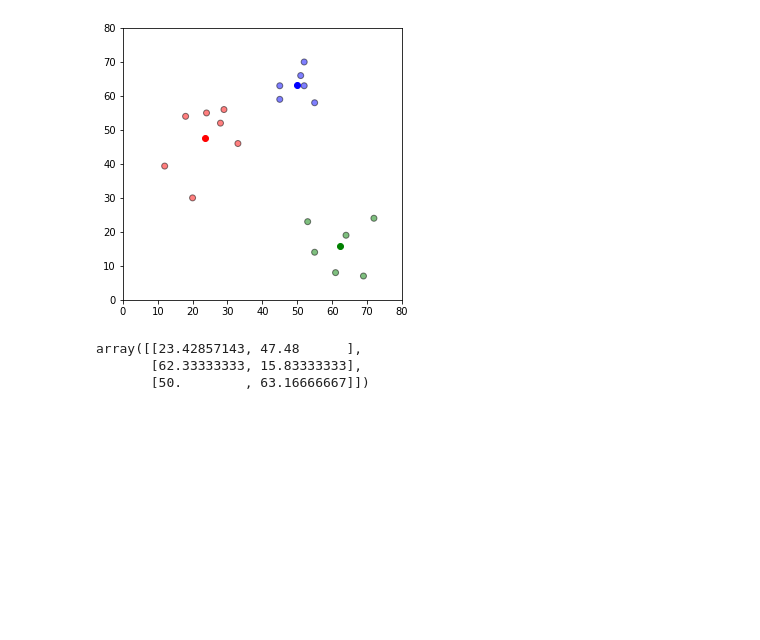
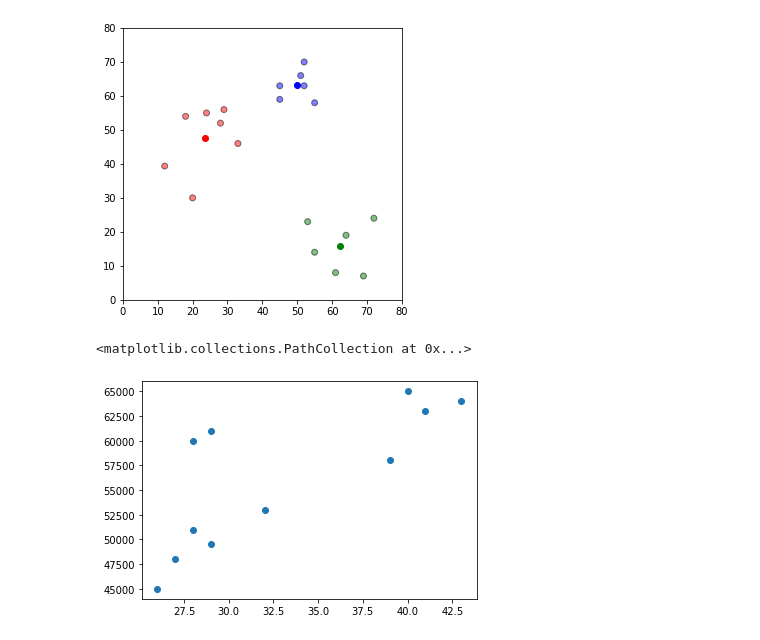
Before and after one commit to itspritish/util, a Jupyter notebook: kmeans_plot.ipynb, the cells around one changed output. Cells and saved outputs as stored; diff of their text form; code cells hidden in the pictures; blank space fills up the shorter version.

```diff
--- a/kmeans_plot.ipynb
+++ b/kmeans_plot.ipynb
@@ -32,9 +32,9 @@ plt.ylim(0,80)
 plt.show()
 # %% [output]
 [figure]
-# %%
-centroids
-# %% [output]
-array([[23.42857143, 47.48      ],
-       [62.33333333, 15.83333333],
-       [50.        , 63.16666667]])
+# %%
+dfx = pd.read_csv('https://raw.githubusercontent.com/itspritish/util/master/kmeans.csv')
+plt.scatter(df1['Age'], df1['Income($)'])
+# %% [output]
+<matplotlib.collections.PathCollection at 0x...>
+[figure, added]
```
Also changed, not shown: parts of 5 cells of this notebook.
